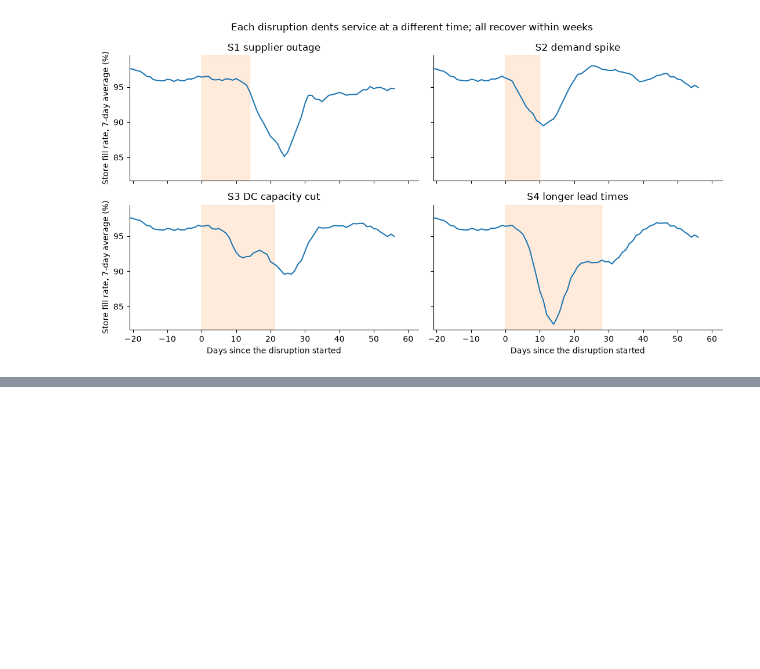
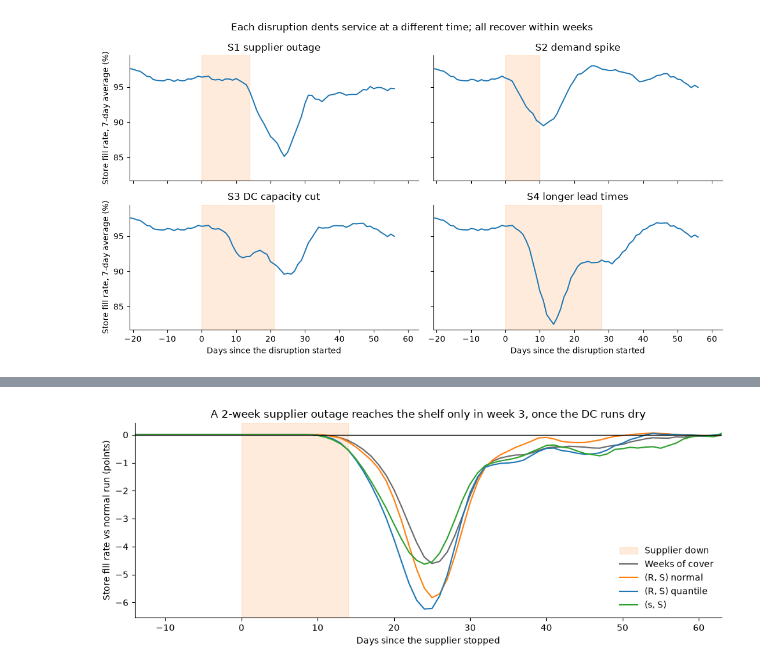
Before and after one commit to vitorneve-s7/supply-chain-decision-platform, a Jupyter notebook: notebooks/04_digital_twin.ipynb, the cells around one changed output, grey strips where cells are left out. Saved outputs shown, nothing was run; the diff lists cells and outputs as text; code cells hidden in the pictures; blank space fills up the shorter version.

```diff
--- a/notebooks/04_digital_twin.ipynb
+++ b/notebooks/04_digital_twin.ipynb
@@ -172,0 +212,19 @@ plt.show()
+# %%
+s1 = daily[daily["scenario"] == "S1 supplier outage"]
+avg = s1.groupby(["policy", "day"])[["fill", "normal_fill"]].mean().reset_index()
+
+fig, ax = plt.subplots(figsize=(10, 4))
+ax.axvspan(0, 14, color="tab:orange", alpha=0.15, label="Supplier down")
+for policy, color in COLORS.items():
+    g = avg[avg["policy"] == policy]
+    ax.plot(g["day"], (g["fill"] - g["normal_fill"]) * 100, color=color, label=policy)
+ax.axhline(0, color="black", linewidth=1)
+ax.set_xlim(-14, 63)
+ax.set_xlabel("Days since the supplier stopped")
+ax.set_ylabel("Store fill rate vs normal run (points)")
+ax.set_title("A 2-week supplier outage reaches the shelf only in week 3, once the DC runs dry")
+ax.legend(frameon=False, loc="lower right")
+plt.tight_layout()
+plt.show()
+# %% [output]
+[figure, added]
```
Also changed, not shown: parts of 2 cells of this notebook, 7 other files.
